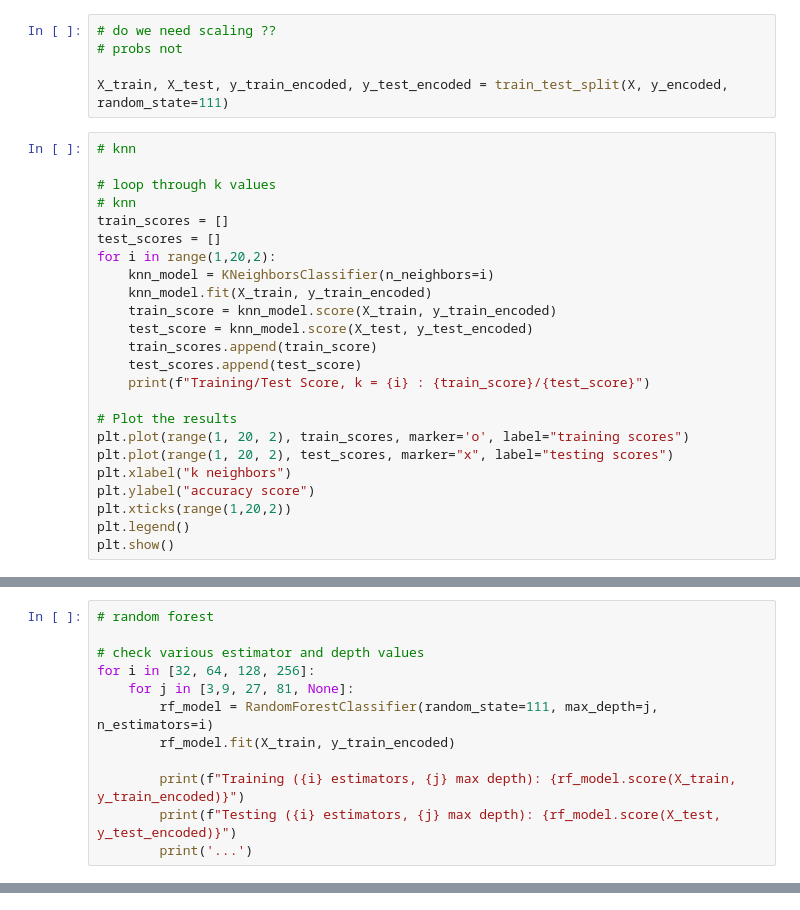
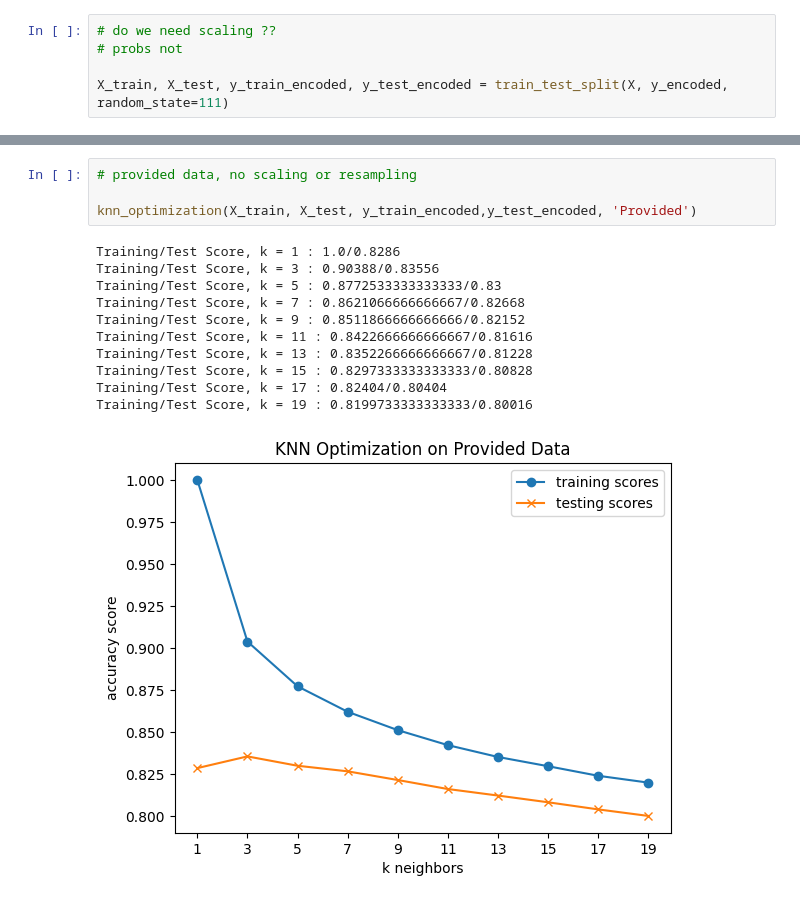
Before and after one commit to JustifiedTB/group-project-2, a Jupyter notebook: eda.ipynb, the cells around one changed output, grey strips where cells are left out. Cells and saved outputs as stored; diff of their text form.

Commit message:
Updated and streamlined model optimization code.

```diff
--- a/eda.ipynb
+++ b/eda.ipynb
@@ -94,27 +103,3 @@ X.head()
 # probs not
 
 X_train, X_test, y_train_encoded, y_test_encoded = train_test_split(X, y_encoded, random_state=111)
-# %%
-# knn
-
-# loop through k values
-# knn
-train_scores = []
-test_scores = []
-for i in range(1,20,2):
-    knn_model = KNeighborsClassifier(n_neighbors=i)
-    knn_model.fit(X_train, y_train_encoded)
-    train_score = knn_model.score(X_train, y_train_encoded)
-    test_score = knn_model.score(X_test, y_test_encoded)
-    train_scores.append(train_score)
-    test_scores.append(test_score)
-    print(f"Training/Test Score, k = {i} : {train_score}/{test_score}")
-
-# Plot the results
-plt.plot(range(1, 20, 2), train_scores, marker='o', label="training scores")
-plt.plot(range(1, 20, 2), test_scores, marker="x", label="testing scores")
-plt.xlabel("k neighbors")
-plt.ylabel("accuracy score")
-plt.xticks(range(1,20,2))
-plt.legend()
-plt.show()
@@ -143,12 +115,0 @@ Testing Data Score: 0.96356
-# %%
-# random forest
-
-# check various estimator and depth values
-for i in [32, 64, 128, 256]:
-    for j in [3,9, 27, 81, None]:
-        rf_model = RandomForestClassifier(random_state=111, max_depth=j, n_estimators=i)
-        rf_model.fit(X_train, y_train_encoded)
-
-        print(f"Training ({i} estimators, {j} max depth): {rf_model.score(X_train, y_train_encoded)}")
-        print(f"Testing ({i} estimators, {j} max depth): {rf_model.score(X_test, y_test_encoded)}")
-        print('...')
@@ -172,0 +217,16 @@ Testing (256 estimators, None max depth): 0.97792
+# %%
+# provided data, no scaling or resampling
+
+knn_optimization(X_train, X_test, y_train_encoded,y_test_encoded, 'Provided')
+# %% [output]
+Training/Test Score, k = 1 : 1.0/0.8286
+Training/Test Score, k = 3 : 0.90388/0.83556
+Training/Test Score, k = 5 : 0.8772533333333333/0.83
+Training/Test Score, k = 7 : 0.8621066666666667/0.82668
+Training/Test Score, k = 9 : 0.8511866666666666/0.82152
+Training/Test Score, k = 11 : 0.8422666666666667/0.81616
+Training/Test Score, k = 13 : 0.8352266666666667/0.81228
+Training/Test Score, k = 15 : 0.8297333333333333/0.80828
+Training/Test Score, k = 17 : 0.82404/0.80404
+Training/Test Score, k = 19 : 0.8199733333333333/0.80016
+[figure, added]
```
Also changed, not shown: parts of 24 cells of this notebook.
